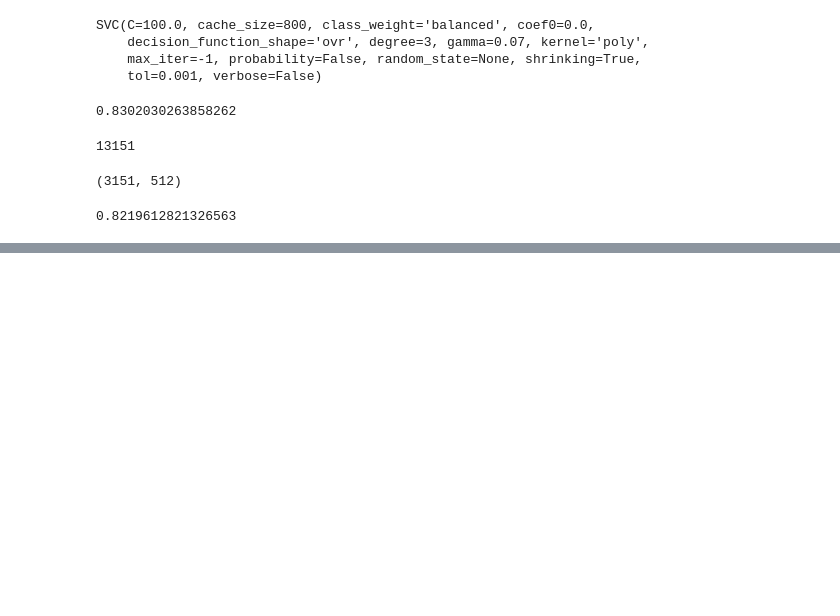
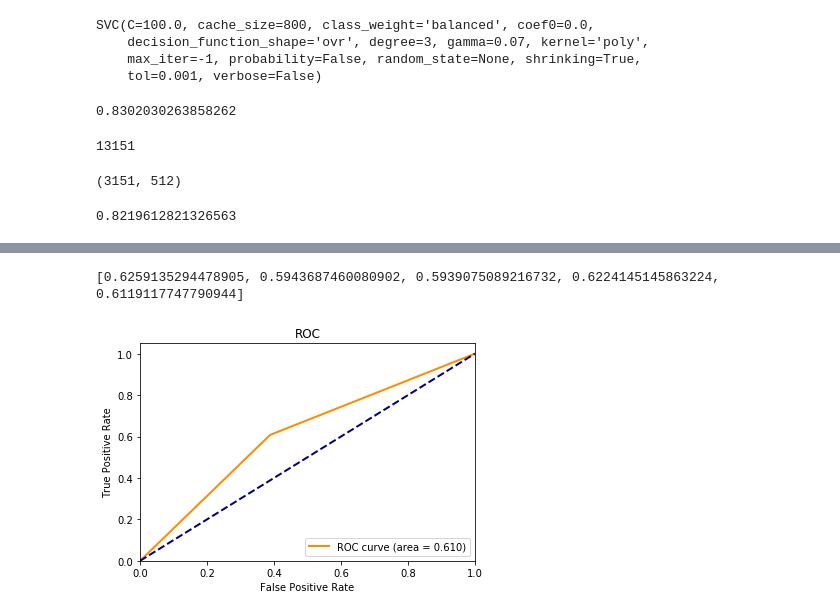
Before and after one commit to WaretleR/EngagementInClass, a Jupyter notebook: Prototype.ipynb, the cells around one changed output, grey strips where cells are left out. Drawn from its saved outputs; the diff is of its cells as text; code cells hidden in the pictures; blank space fills up the shorter version.

```diff
--- a/Prototype.ipynb
+++ b/Prototype.ipynb
@@ -1846,3 +1925,7 @@ for n in range(1):
+# %%
+dbfile = open(os.path.join(labelsDir, 'features'), 'rb')
+featuresSVM = pickle.load(dbfile)
+dbfile.close()
 # %%
 engagedPart = []
 notEngagedPart = []
@@ -1850,17 +1933,24 @@ engagedPartGrouping = []
 notEngagedPartGrouping = []
 # %%
 from sklearn.model_selection import GroupKFold
+
+engSVMScores = []
+aucengSVMScores = []
+fprengSVM = []
+tprengSVM = []
 
 featureModel = getVGGSVMModel()
 
 gkf = GroupKFold(n_splits = 5)
-for train_index, test_index in gkf.split(X_svm, Y, groups = G):
-    X_train, X_test = X_svm[train_index], X_svm[test_index]
+for train_index, test_index in gkf.split(featuresSVM, Y, groups = G):
+    X_train, X_test = np.array(featuresSVM)[train_index], np.array(featuresSVM)[test_index]
     Y_train, Y_test = np.array(Y)[train_index], np.array(Y)[test_index]
-    featuresTrain = featureModel.predict(X_train)
-    engSVM = svm.SVC(kernel='rbf', C = 100, gamma=0.07).fit(featuresTrain, Y_train)
-    featuresTest = featureModel.predict(X_test)
-    engSVMScores.append(engSVM.score(featuresTest, Y_test))
+    engSVM = svm.SVC(kernel='rbf', C = 10, gamma=0.07, class_weight = 'balanced').fit(X_train, Y_train)
+    engSVMScores.append(engSVM.score(X_test, Y_test))
+    fpr_t, tpr_t, _ = roc_curve(Y_test, engSVM.predict(X_test))
+    aucengSVMScores.append(auc(fpr_t, tpr_t))
+    fprengSVM.append(fpr_t)
+    tprengSVM.append(tpr_t)
 # %%
 print(sum(engSVMScores) / len(engSVMScores))
 # %% [output]
@@ -1867,0 +1958,8 @@ print(sum(engSVMScores) / len(engSVMScores))
+# %%
+print(aucengSVMScores)
+# %% [output]
+[0.6259135294478905, 0.5943687460080902, 0.5939075089216732, 0.6224145145863224, 0.6119117747790944]
+# %%
+plotROCAUC(aucengSVMScores, fprengSVM, tprengSVM)
+# %% [output]
+[figure, added]
```
Also changed, not shown: parts of 25 cells of this notebook.
